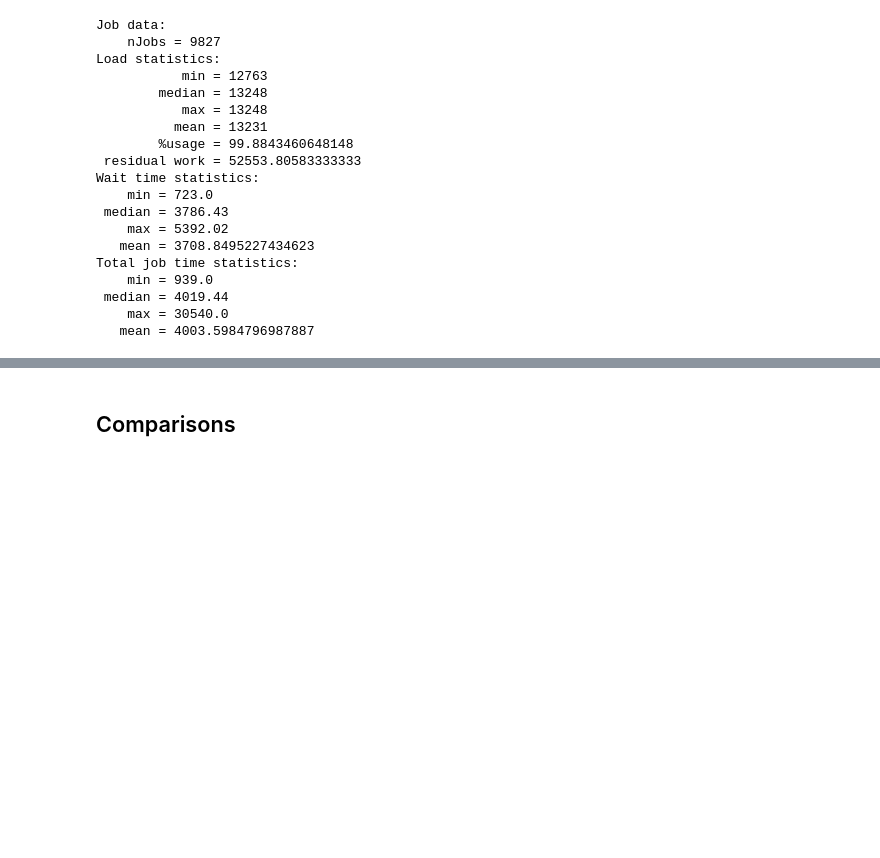
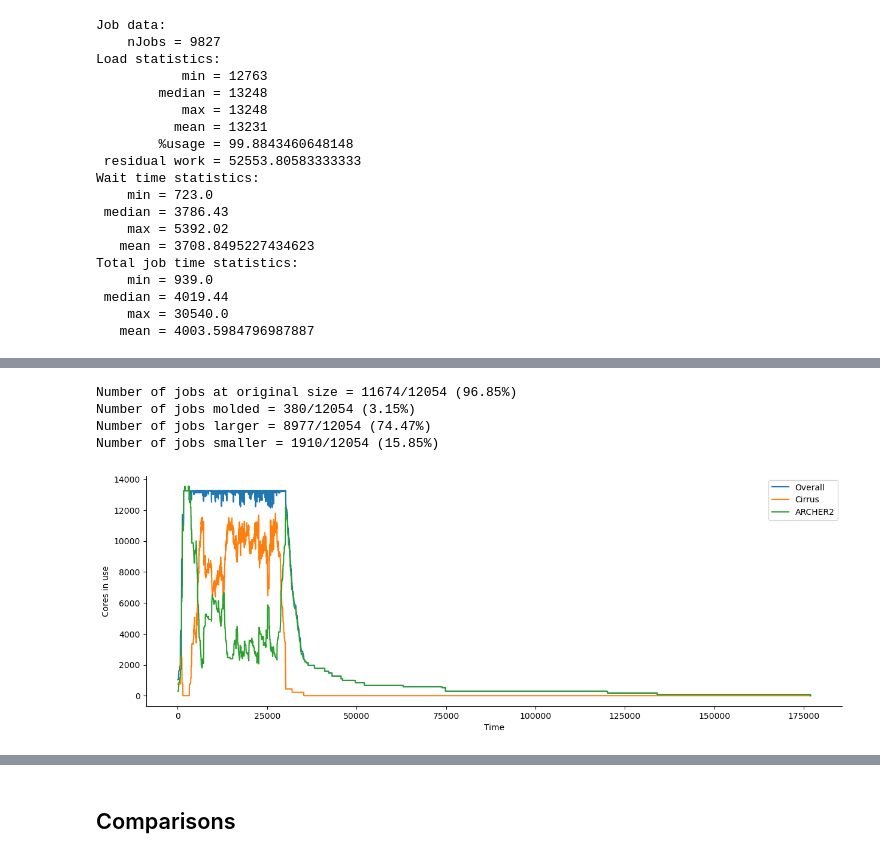
Before and after one commit to EPCCed/mira-cirrus-elastisim, a Jupyter notebook: analysis/cirrus-archer2.ipynb, the cells around one changed output, grey strips where cells are left out. Drawn from its saved outputs; the diff is of its cells as text; code cells hidden in the pictures; blank space fills up the shorter version.

```diff
--- a/analysis/cirrus-archer2.ipynb
+++ b/analysis/cirrus-archer2.ipynb
@@ -582,0 +617,4 @@ Total job time statistics:
+# %%
+nodedata_df = pd.read_csv('../cirrus-cpu-rigid-archer2-moldable/data/output/node_utilization.csv')
+nodedata_df['Count'] = 1
+nodedata_df.tail()
@@ -582,0 +628,2 @@ Total job time statistics:
+# %%
+nodecount_grouped = nodedata_df.loc[nodedata_df['State'] == 'allocated'].groupby(by='Running jobs', sort=False)['Running jobs'].count()
@@ -582,0 +668,49 @@ Total job time statistics:
+# %%
+nrigid = len(cra2m_job_df.loc[cra2m_job_df['Nodes'] == cra2m_job_df['BaseNodes']])
+nmoldable = len(cra2m_job_df.loc[cra2m_job_df['Nodes'] != cra2m_job_df['BaseNodes']])
+nlarger = len(cra2m_job_df.loc[moldable_job_df['Nodes'] > cra2m_job_df['BaseNodes']])
+nsmaller = len(cra2m_job_df.loc[moldable_job_df['Nodes'] < cra2m_job_df['BaseNodes']])
+ntot = len(cra2m_job_df)
+
+print(f'Number of jobs at original size = {nrigid}/{ntot} ({100*nrigid/ntot:.2f}%)')
+print(f'Number of jobs molded = {nmoldable}/{ntot} ({100*nmoldable/ntot:.2f}%)')
+print(f'Number of jobs larger = {nlarger}/{ntot} ({100*nlarger/ntot:.2f}%)')
+print(f'Number of jobs smaller = {nsmaller}/{ntot} ({100*nsmaller/ntot:.2f}%)')
+# %% [output]
+Number of jobs at original size = 11674/12054 (96.85%)
+Number of jobs molded = 380/12054 (3.15%)
+Number of jobs larger = 8977/12054 (74.47%)
+Number of jobs smaller = 1910/12054 (15.85%)
+# %%
+cra2m_load_a = np.zeros(maxtime+1, dtype=int)
+cra2m_load_cirrus_a = np.zeros(maxtime+1, dtype=int)
+cra2m_load_archer2_a = np.zeros(maxtime+1, dtype=int)
+for job in cra2m_job_l:
+    temp_a = np.zeros(maxtime+1, dtype=int)
+    istart = math.floor(float(job['Start Time']))
+    iend = math.ceil(float(job['End Time']))
+    nodes = int(job['Nodes'])
+    temp_a[istart:iend] = nodes
+    cra2m_load_a = cra2m_load_a + temp_a
+    if "ar2" in job['JobID']:
+        cra2m_load_archer2_a = cra2m_load_archer2_a + temp_a
+    else:
+        cra2m_load_cirrus_a = cra2m_load_cirrus_a + temp_a
+
+# With the moldable jobs, start and end times can be fractional
+# This means that when they are floor'd and ceil'd you can end
+# up with times where the load exceeds the number of cores available.
+# Rather than doing something intelligent, we clip the array so it is
+# in the correct range
+cra2m_load_a = np.clip(cra2m_load_a, a_min=0, a_max=nCoreTot)
+# %%
+plt.figure(figsize=(15, 5))
+plt.plot(cra2m_load_a, label='Overall')
+plt.plot(cra2m_load_cirrus_a, label='Cirrus')
+plt.plot(cra2m_load_archer2_a, label='ARCHER2')
+plt.xlabel("Time")
+plt.ylabel("Cores in use")
+plt.legend()
+sns.despine()
+# %% [output]
+[figure, added]
```
Also changed, not shown: parts of 10 cells of this notebook, 3 other files.
